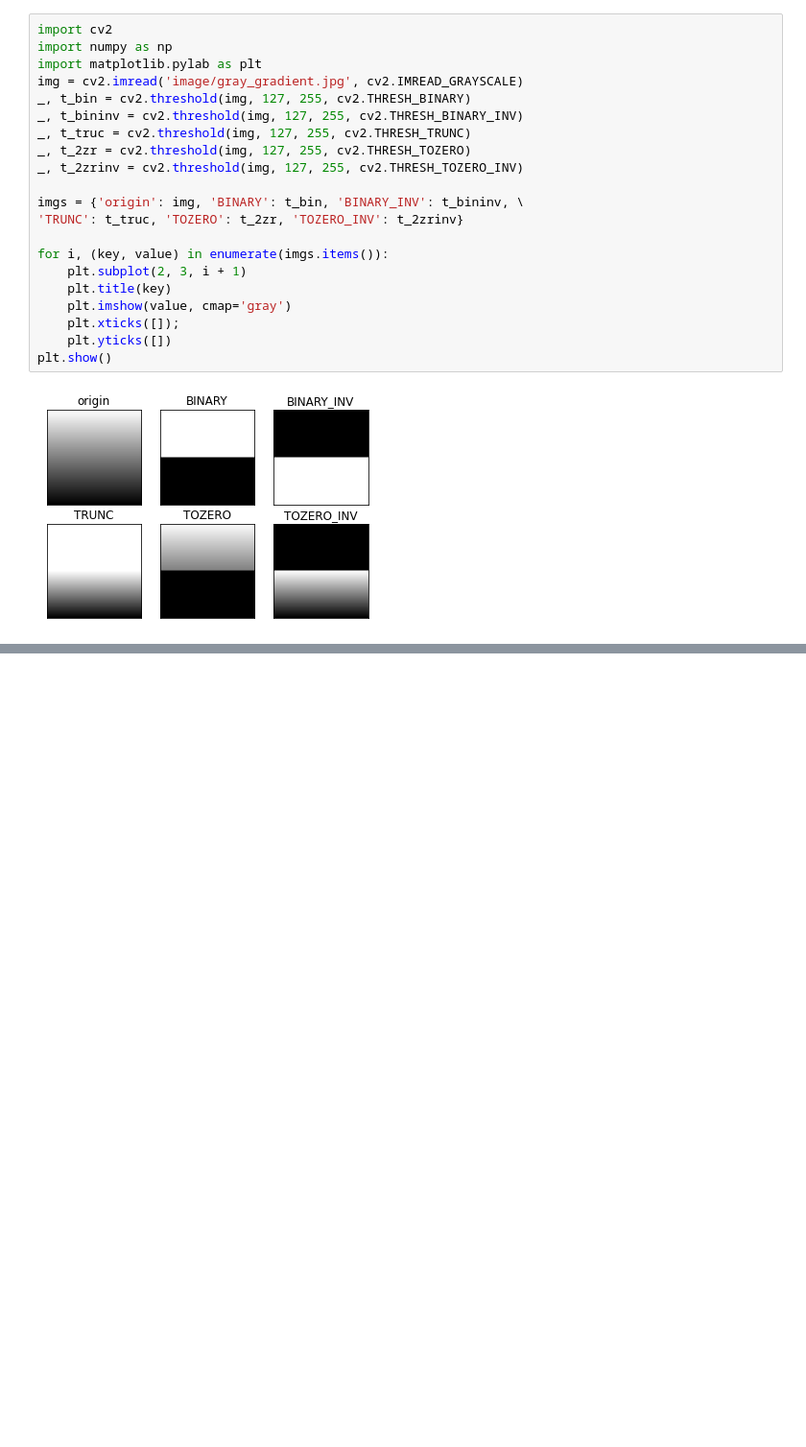
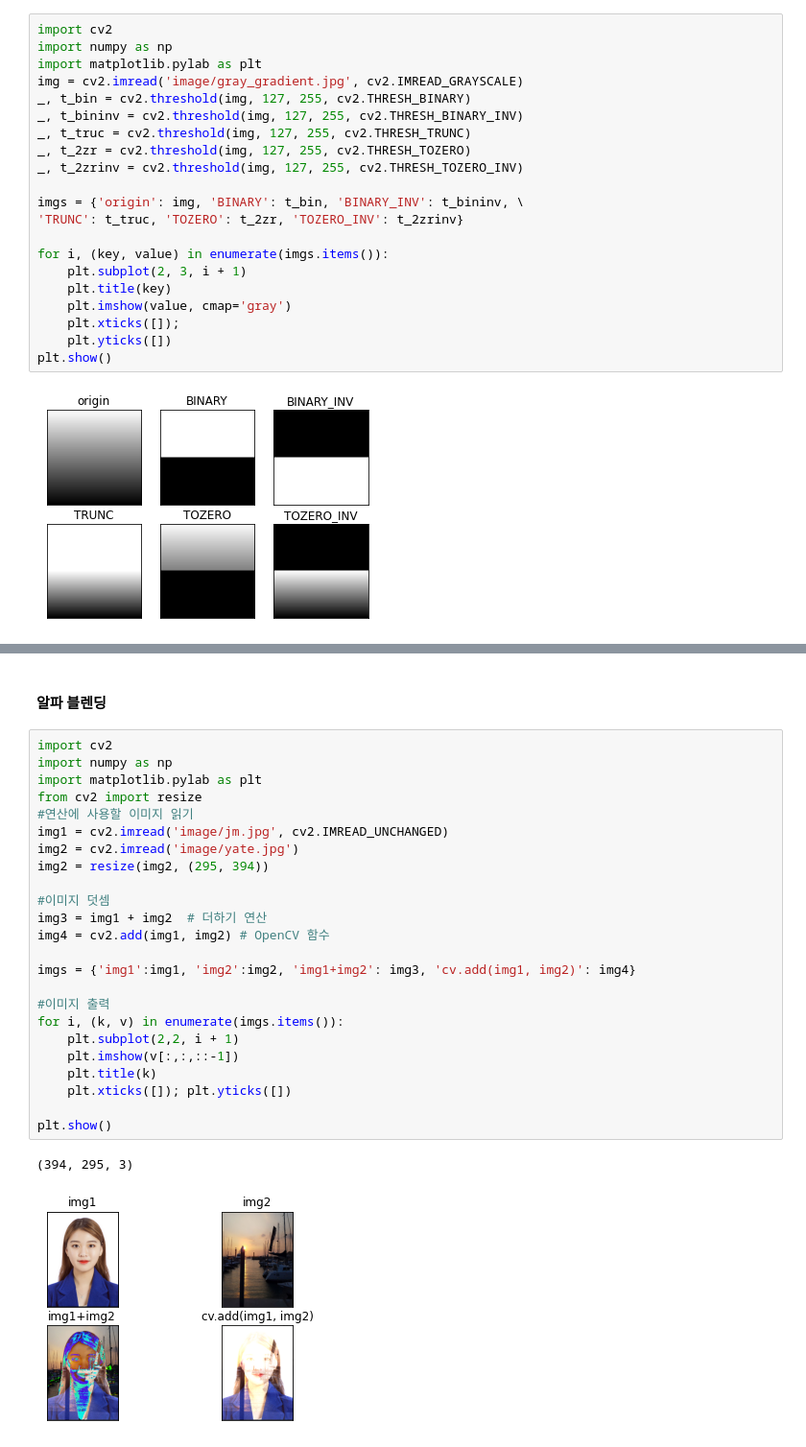
Before and after one commit to jmani0223/OpenCV, a Jupyter notebook: opencv.ipynb, the cells around one changed output, grey strips where cells are left out. Shown at 96% size. Saved outputs shown, nothing was run; the diff lists cells and outputs as text; blank space fills up the shorter version.

```diff
--- a/opencv.ipynb
+++ b/opencv.ipynb
@@ -586,0 +628,29 @@ plt.show()
+# %% [markdown]
+#### 알파 블렌딩
+# %%
+import cv2
+import numpy as np
+import matplotlib.pylab as plt
+from cv2 import resize
+#연산에 사용할 이미지 읽기
+img1 = cv2.imread('image/jm.jpg', cv2.IMREAD_UNCHANGED)
+img2 = cv2.imread('image/yate.jpg')
+img2 = resize(img2, (295, 394))
+
+#이미지 덧셈
+img3 = img1 + img2  # 더하기 연산
+img4 = cv2.add(img1, img2) # OpenCV 함수
+
+imgs = {'img1':img1, 'img2':img2, 'img1+img2': img3, 'cv.add(img1, img2)': img4}
+
+#이미지 출력
+for i, (k, v) in enumerate(imgs.items()):
+    plt.subplot(2,2, i + 1)
+    plt.imshow(v[:,:,::-1])
+    plt.title(k)
+    plt.xticks([]); plt.yticks([])
+
+plt.show()
+# %% [output]
+(394, 295, 3)
+[figure, added]
```
Also changed, not shown: parts of 35 cells of this notebook, 6 other files.
